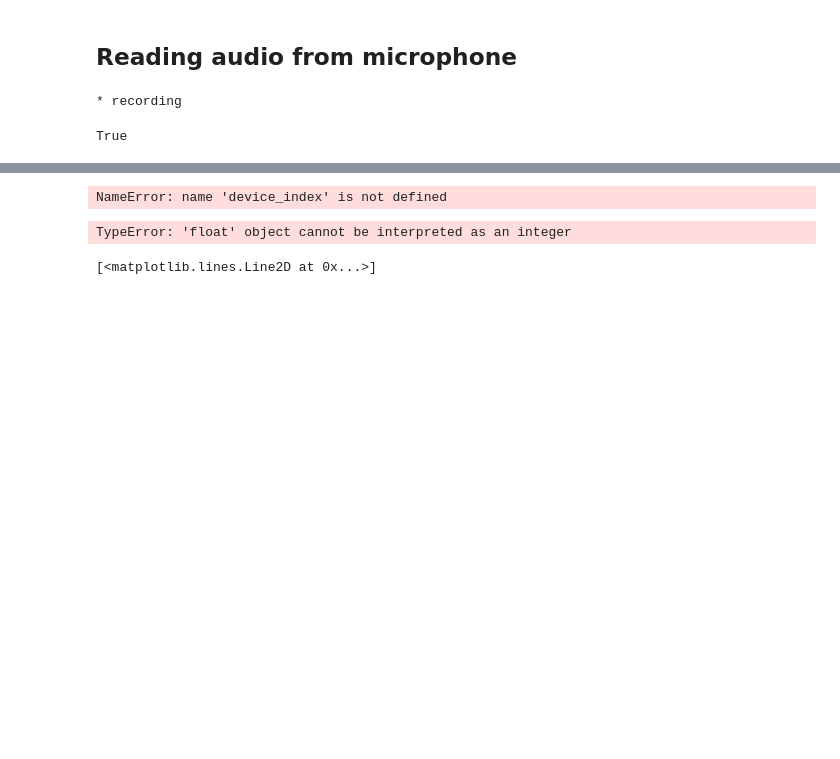
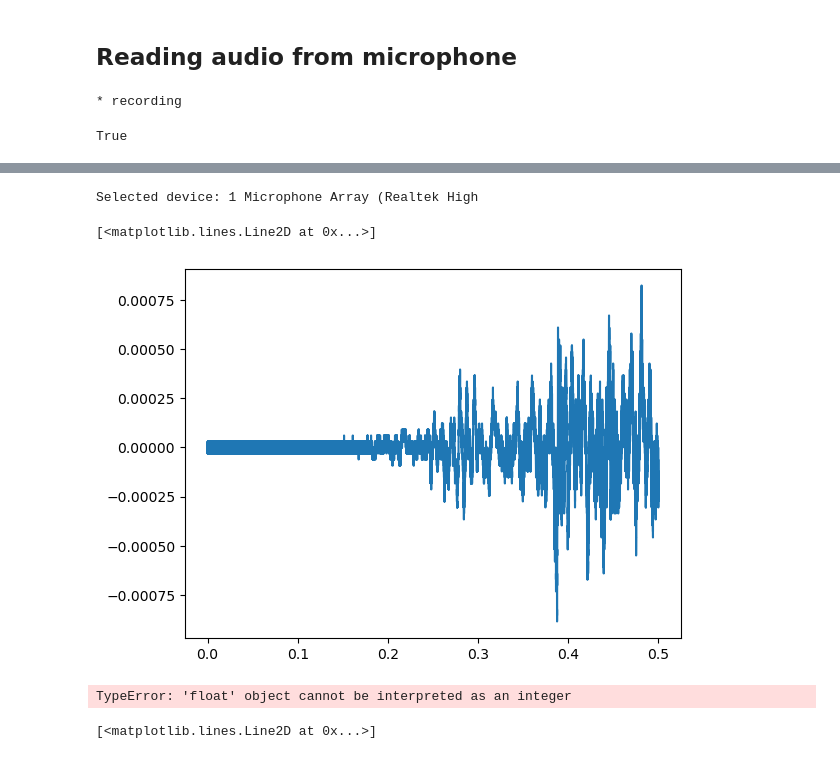
Before and after one commit to daguiam/polytec_nidaq_characterization_setup, a Jupyter notebook: DAQ_data_acquisition.ipynb, the cells around one changed output, grey strips where cells are left out. Cells and saved outputs as stored; diff of their text form; code cells hidden in the pictures; blank space fills up the shorter version.

```diff
--- a/DAQ_data_acquisition.ipynb
+++ b/DAQ_data_acquisition.ipynb
@@ -1077,36 +1291,40 @@ device_list = sd.query_devices()
 
 # find and select index of Line (UMIK-2)
 device_str = "Line (UMIK-2), MME"
-
+device_str = 'Microphone Array (Realtek High '
+# device_index = 0
+# device_name = 0
 for device in device_list:
     # print(device)
     if device_str in device["name"]:
         device_name = device["name"]
         device_index = device["index"]
         break
 print("Selected device:",device_index,device_name)
 sd.default.device = device_index
 
 
 
 fs_recording = 192000
 dt_recording = 1/fs_recording
 duration = 0.5 #
 
 N_recording = int(fs_recording*duration)
 
 # Start recording:
 
 recording = sd.rec(N_recording, samplerate=fs_recording, channels=1, dtype='float64')
 time_recording = np.arange(len(recording))*dt_recording
 
 # wait for recording to complete
 sd.wait()
 
 
 plt.plot(time_recording, recording)
 # %% [output]
-NameError: name 'device_index' is not defined
+Selected device: 1 Microphone Array (Realtek High
+[<matplotlib.lines.Line2D at 0x...>]
+[figure, added]
 # %%
 fs=192000*2
 duration = 0.5  # seconds
```
Also changed, not shown: parts of 9 cells of this notebook, 3 other files.
